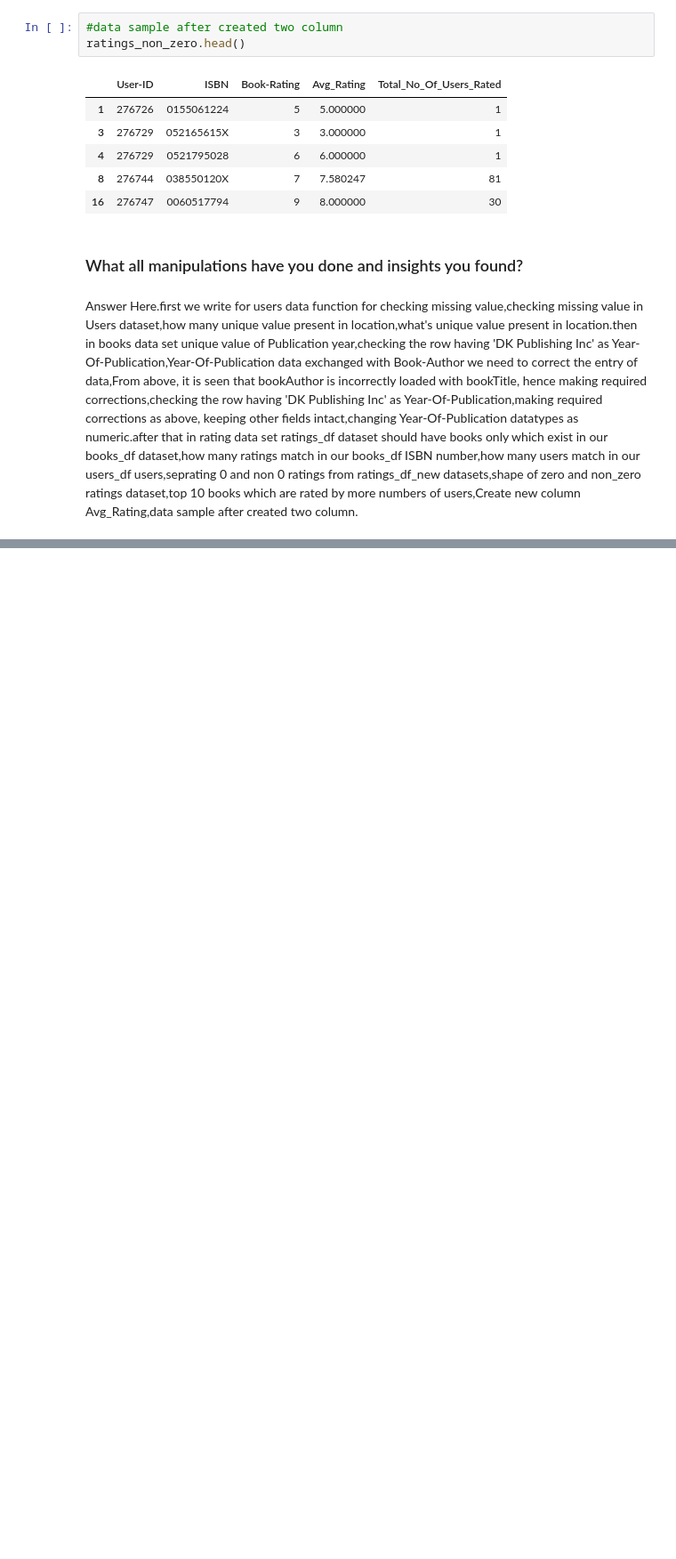
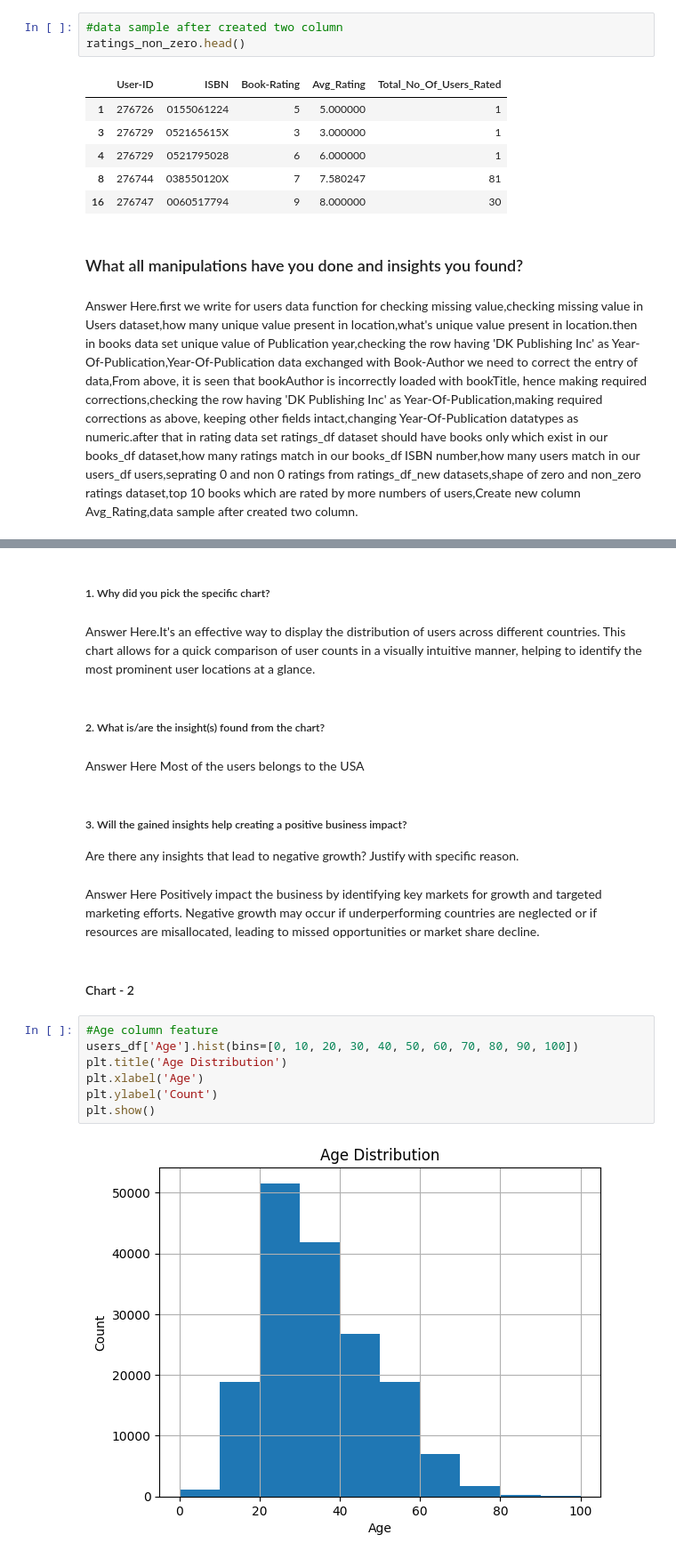
Before and after one commit to rins3005/Book_Recommendation_System, a Jupyter notebook: Rina_Patel_Book_Recommendation_System.ipynb, the cells around one changed output, grey strips where cells are left out. Shown at 89% size. Cells and saved outputs as stored; diff of their text form; blank space fills up the shorter version.

```diff
--- a/Rina_Patel_Book_Recommendation_System.ipynb
+++ b/Rina_Patel_Book_Recommendation_System.ipynb
@@ -693,0 +712,25 @@ Answer Here.first we write for users data function for checking missing value,ch
+# %% [markdown]
+##### 1. Why did you pick the specific chart?
+# %% [markdown]
+Answer Here.It's an effective way to display the distribution of users across different countries. This chart allows for a quick comparison of user counts in a visually intuitive manner, helping to identify the most prominent user locations at a glance.
+# %% [markdown]
+##### 2. What is/are the insight(s) found from the chart?
+# %% [markdown]
+Answer Here
+Most of the users belongs to the USA
+# %% [markdown]
+##### 3. Will the gained insights help creating a positive business impact?
+Are there any insights that lead to negative growth? Justify with specific reason.
+# %% [markdown]
+Answer Here Positively impact the business by identifying key markets for growth and targeted marketing efforts. Negative growth may occur if underperforming countries are neglected or if resources are misallocated, leading to missed opportunities or market share decline.
+# %% [markdown]
+#### Chart - 2
+# %%
+#Age column feature
+users_df['Age'].hist(bins=[0, 10, 20, 30, 40, 50, 60, 70, 80, 90, 100])
+plt.title('Age Distribution')
+plt.xlabel('Age')
+plt.ylabel('Count')
+plt.show()
+# %% [output]
+[figure, added]
```
Also changed, not shown: parts of 174 cells of this notebook.
